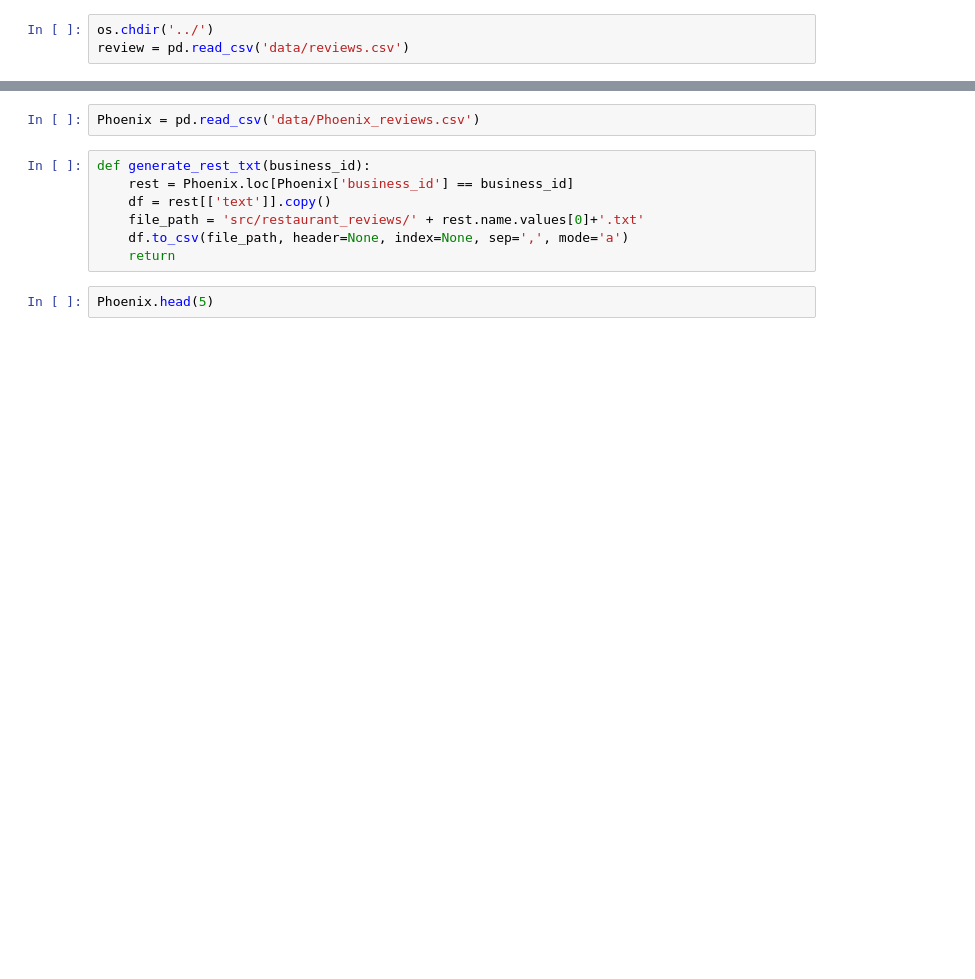
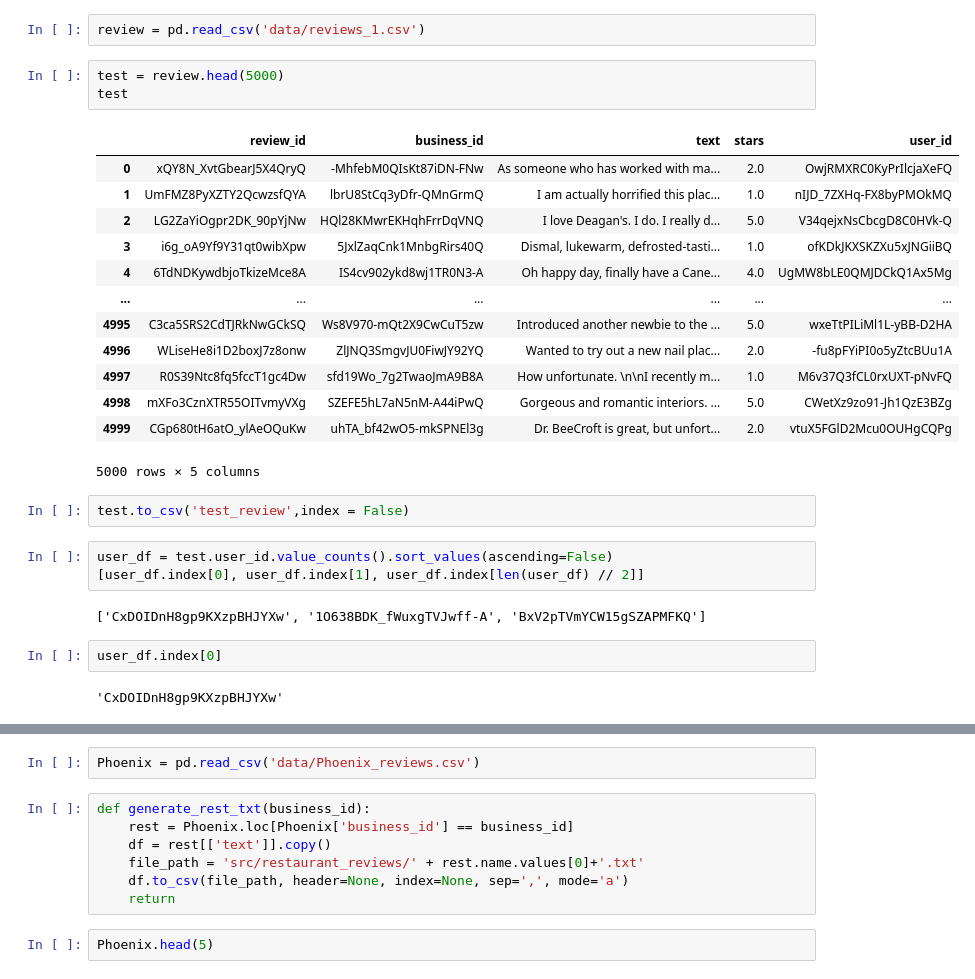
Before and after one commit to Lannnnnnn/LA-Restaurant-recommend, a Jupyter notebook: notebook/AutoPhrase txt generator .ipynb, the cells around one changed output, grey strips where cells are left out. Drawn from its saved outputs; the diff is of its cells as text; blank space fills up the shorter version.

```diff
--- a/notebook/AutoPhrase txt generator .ipynb
+++ b/notebook/AutoPhrase txt generator .ipynb
@@ -5,3 +22,30 @@ import os
 # %%
-os.chdir('../')
-review = pd.read_csv('data/reviews.csv')
+review = pd.read_csv('data/reviews_1.csv')
+# %%
+test = review.head(5000)
+test
+# %% [output]
+|  | review_id | business_id | text | stars | user_id |
+| 0 | xQY8N_XvtGbearJ5X4QryQ | -MhfebM0QIsKt87iDN-FNw | As someone who has worked with ma... | 2.0 | OwjRMXRC0KyPrIlcjaXeFQ |
+| 1 | UmFMZ8PyXZTY2QcwzsfQYA | lbrU8StCq3yDfr-QMnGrmQ | I am actually horrified this plac... | 1.0 | nIJD_7ZXHq-FX8byPMOkMQ |
+| 2 | LG2ZaYiOgpr2DK_90pYjNw | HQl28KMwrEKHqhFrrDqVNQ | I love Deagan's. I do. I really d... | 5.0 | V34qejxNsCbcgD8C0HVk-Q |
+| 3 | i6g_oA9Yf9Y31qt0wibXpw | 5JxlZaqCnk1MnbgRirs40Q | Dismal, lukewarm, defrosted-tasti... | 1.0 | ofKDkJKXSKZXu5xJNGiiBQ |
+| 4 | 6TdNDKywdbjoTkizeMce8A | IS4cv902ykd8wj1TR0N3-A | Oh happy day, finally have a Cane... | 4.0 | UgMW8bLE0QMJDCkQ1Ax5Mg |
+| ... | ... | ... | ... | ... | ... |
+| 4995 | C3ca5SRS2CdTJRkNwGCkSQ | Ws8V970-mQt2X9CwCuT5zw | Introduced another newbie to the ... | 5.0 | wxeTtPILiMl1L-yBB-D2HA |
+| 4996 | WLiseHe8i1D2boxJ7z8onw | ZlJNQ3SmgvJU0FiwJY92YQ | Wanted to try out a new nail plac... | 2.0 | -fu8pFYiPI0o5yZtcBUu1A |
+| 4997 | R0S39Ntc8fq5fccT1gc4Dw | sfd19Wo_7g2TwaoJmA9B8A | How unfortunate. \n\nI recently m... | 1.0 | M6v37Q3fCL0rxUXT-pNvFQ |
+| 4998 | mXFo3CznXTR55OITvmyVXg | SZEFE5hL7aN5nM-A44iPwQ | Gorgeous and romantic interiors. ... | 5.0 | CWetXz9zo91-Jh1QzE3BZg |
+| 4999 | CGp680tH6atO_ylAeOQuKw | uhTA_bf42wO5-mkSPNEl3g | Dr. BeeCroft is great, but unfort... | 2.0 | vtuX5FGlD2Mcu0OUHgCQPg |
+5000 rows × 5 columns
+# %%
+test.to_csv('test_review',index = False)
+# %%
+user_df = test.user_id.value_counts().sort_values(ascending=False)
+[user_df.index[0], user_df.index[1], user_df.index[len(user_df) // 2]]
+# %% [output]
+['CxDOIDnH8gp9KXzpBHJYXw', '1O638BDK_fWuxgTVJwff-A', 'BxV2pTVmYCW15gSZAPMFKQ']
+# %%
+user_df.index[0]
+# %% [output]
+'CxDOIDnH8gp9KXzpBHJYXw'
```
Also changed, not shown: parts of 20 cells of this notebook.
